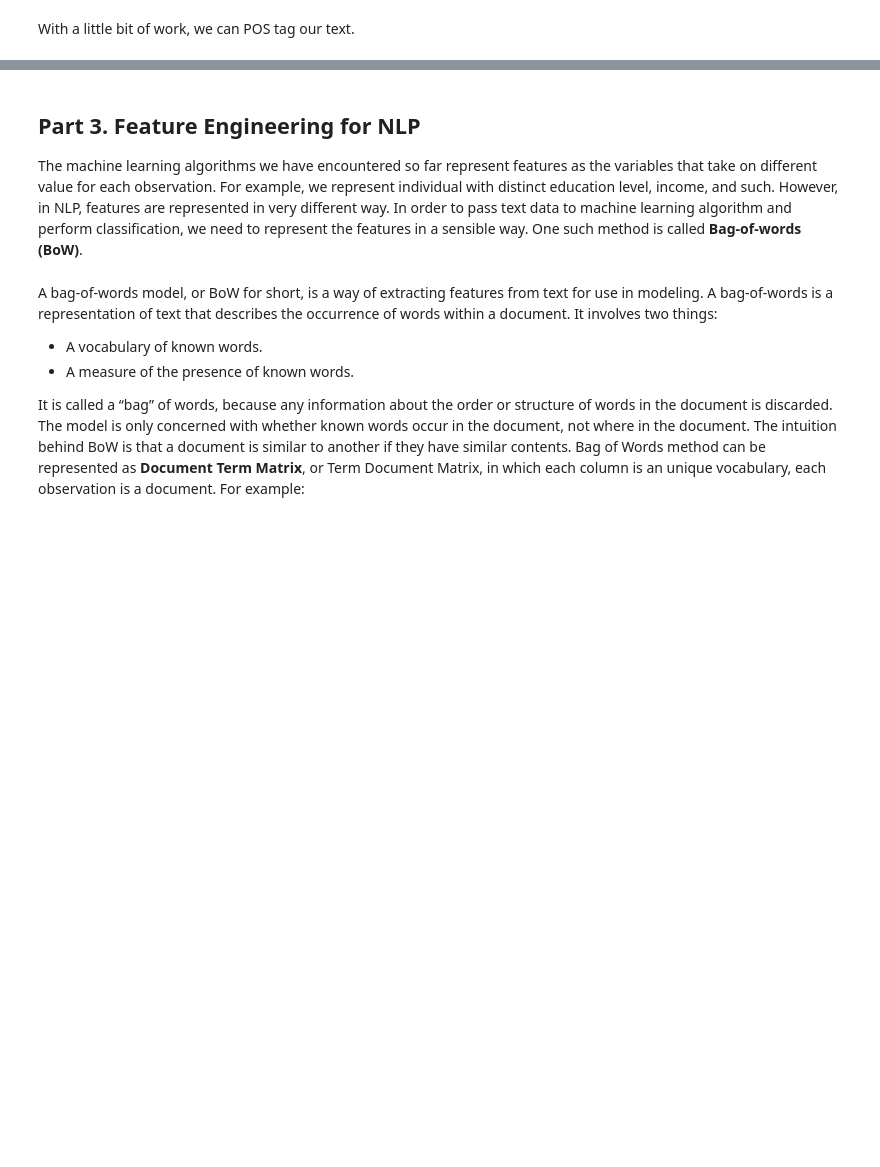
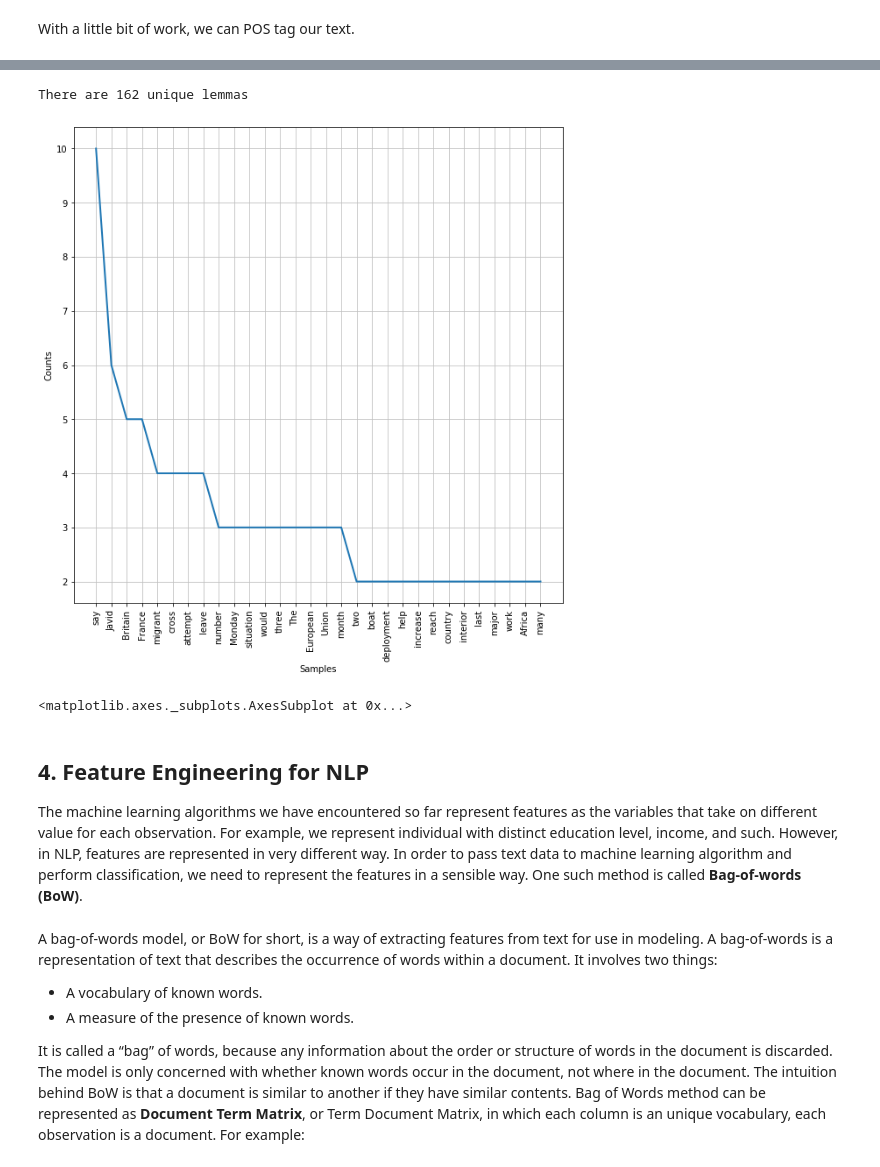
Before and after one commit to JJHick95/nlp_p1_chi-sea-dsc, a Jupyter notebook: index.ipynb, the cells around one changed output, grey strips where cells are left out. Drawn from its saved outputs; the diff is of its cells as text; code cells hidden in the pictures; blank space fills up the shorter version.

```diff
--- a/index.ipynb
+++ b/index.ipynb
@@ -511,11 +600,16 @@ first_doc_lemmed[:10]
 # %%
-print(f'There are {len(set(first_doc_lemmed))} unique lemmas')
+print(f'There are {len(set(new_sample_lemmed))} unique lemmas')
+# %% [output]
+There are 162 unique lemmas
 # %%
-fdist = FreqDist(first_doc_lemmed)
+fdist = FreqDist(new_sample_lemmed)
 plt.figure(figsize=(10,10))
 fdist.plot(30)
+# %% [output]
+[figure, added]
+<matplotlib.axes._subplots.AxesSubplot at 0x...>
 # %% [markdown]
-## Part 3. Feature Engineering for NLP
+## 4. Feature Engineering for NLP
 The machine learning algorithms we have encountered so far represent features as the variables that take on different value for each observation. For example, we represent individual with distinct education level, income, and such. However, in NLP, features are represented in very different way. In order to pass text data to machine learning algorithm and perform classification, we need to represent the features in a sensible way. One such method is called **Bag-of-words (BoW)**.
 # %% [markdown]
 A bag-of-words model, or BoW for short, is a way of extracting features from text for use in modeling. A bag-of-words is a representation of text that describes the occurrence of words within a document. It involves two things:
```
Also changed, not shown: parts of 94 cells of this notebook, 5 other files.
